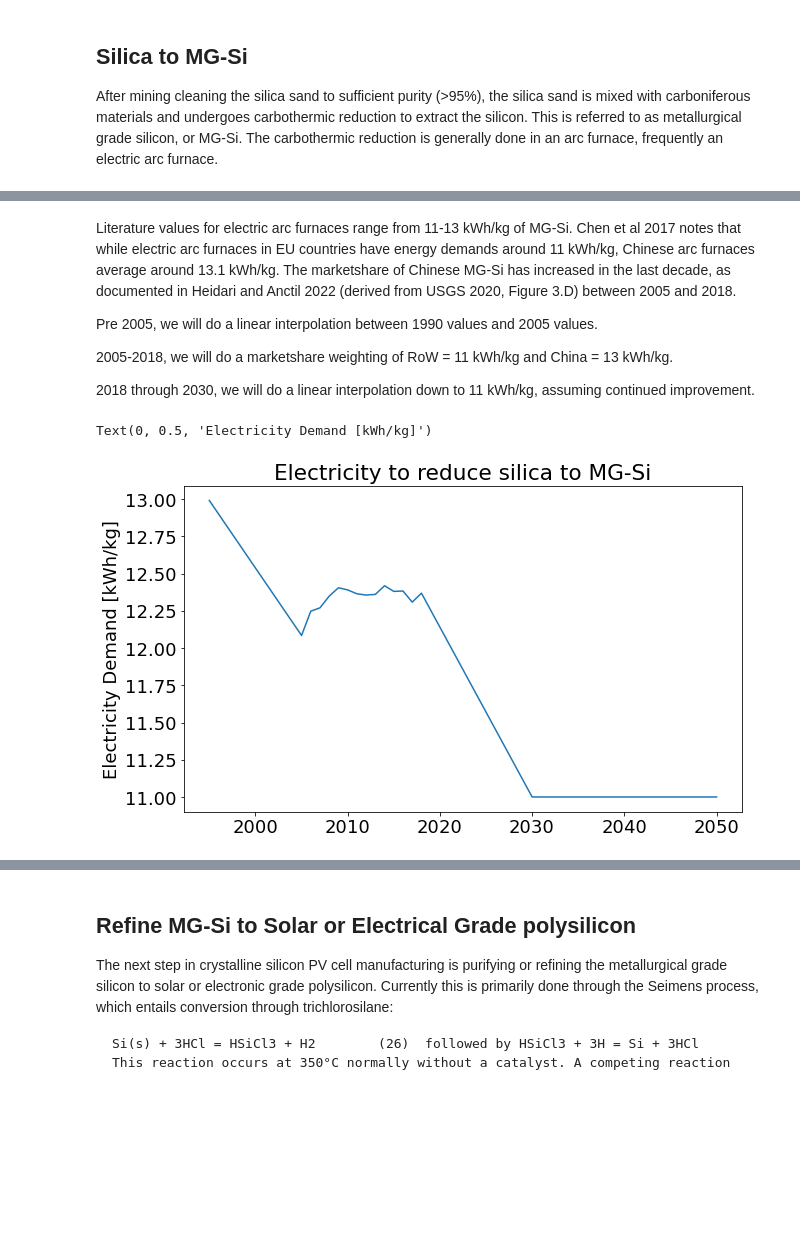
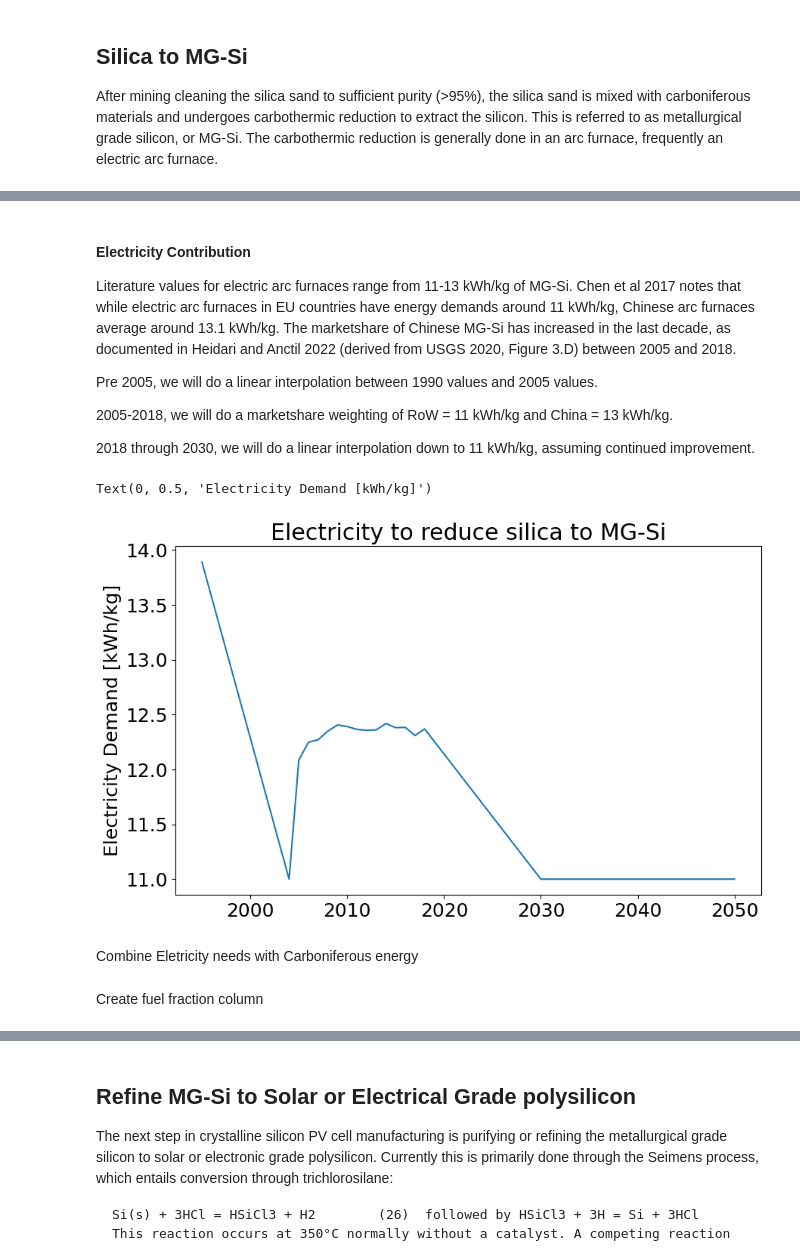
Before and after one commit to NREL/PV_ICE, a Jupyter notebook: docs/tutorials/baseline development documentation/(baseline development) Energy Silicon Manufacturing.ipynb, the cells around one changed output, grey strips where cells are left out. Saved outputs shown, nothing was run; the diff lists cells and outputs as text; code cells hidden in the pictures; blank space fills up the shorter version.

```diff
--- a/docs/tutorials/baseline development documentation/(baseline development) Energy Silicon Manufacturing.ipynb
+++ b/docs/tutorials/baseline development documentation/(baseline development) Energy Silicon Manufacturing.ipynb
@@ -48,4 +63,0 @@ Therefore, we will adjust the values for these sections down to just the electri
-# %%
-e_reducesilica_raw.loc[1990,['E_reduce_SilicatoMGSi']] = 13.0 #Phylipsen Alsema
-e_reducesilica_raw.loc[2016,['E_reduce_SilicatoMGSi']] = 12.0 #Chen Fig. 2
-e_reducesilica_raw.loc[2022,['E_reduce_SilicatoMGSi']] = 11.0 #Heidari Anctil
@@ -59,4 +80,5 @@ Text(0, 0.5, '[kWh/kg]')
 # %% [markdown]
+#### Electricity Contribution
 Literature values for electric arc furnaces range from 11-13 kWh/kg of MG-Si. Chen et al 2017 notes that while electric arc furnaces in EU countries have energy demands around 11 kWh/kg, Chinese arc furnaces average around 13.1 kWh/kg. The marketshare of Chinese MG-Si has increased in the last decade, as documented in Heidari and Anctil 2022 (derived from USGS 2020, Figure 3.D) between 2005 and 2018.
 
 Pre 2005, we will do a linear interpolation between 1990 values and 2005 values.
@@ -74,3 +89,6 @@ e_reducesilica.loc[1990,['E_reduceSilicatoMGSi']] = e_reducesilica_raw.loc[:1995
+# %%
+e_reducesilica = e_reducesilica_raw.loc[1995:2004,['E_reduce_SilicatoMGSi']]
+#e_reducesilica
 # %%
 #2005-2018
 mrktshr_mgsi_region = pd.read_csv(cwd+"/../../../PV_ICE/baselines/SupportingMaterial/energy-input-silicon-marketshareMGSiProdRegion.csv", index_col='year')
@@ -78,13 +96,13 @@ mrktshr_mgsi_region['MarketShare_RoW_MGSi'] = 1.0-mrktshr_mgsi_region['MarketSha
 mrktshr_mgsi_region['MarketShare_Chinese_MGSi']*=13 #multiply by kWh/kg China
 mrktshr_mgsi_region['MarketShare_RoW_MGSi']*=11 #multiply by kWh/kg RoW
 wtd_mrktshr_mgsi_region = pd.DataFrame(mrktshr_mgsi_region.sum(axis=1)) #sum weighted kWh/kg, is a series
-wtd_mrktshr_mgsi_region.columns=['E_reduceSilicatoMGSi'] #rename for merge/join
+wtd_mrktshr_mgsi_region.columns=['E_reduce_SilicatoMGSi'] #rename for merge/join
 #wtd_mrktshr_mgsi_region
 # %%
 #2018-2030, linear decrease to 11 kWh/kg in 2030
-e_reducesilica_end = pd.DataFrame(columns=['E_reduceSilicatoMGSi'], index=range(2019,2051))
+e_reducesilica_end = pd.DataFrame(columns=['E_reduce_SilicatoMGSi'], index=range(2019,2051))
 e_reducesilica_end.index.name='year'
-e_reducesilica_end.loc[2030,['E_reduceSilicatoMGSi']] = 11
+e_reducesilica_end.loc[2030,['E_reduce_SilicatoMGSi']] = 11
 #e_reducesilica_end
 # %%
 #join all together
@@ -96,7 +115,10 @@ e_reducesilica_trim = e_reducesilica_full.loc[1995:,['E_reduceSilicatoMGSi']] #t
 # %%
-plt.plot(e_reducesilica_trim)
+plt.plot(e_reducesilica_full)
+#plt.scatter(e_reducesilica_raw.index,e_reducesilica_raw.iloc[:,0], color='black')
 plt.title('Electricity to reduce silica to MG-Si')
 plt.ylabel('Electricity Demand [kWh/kg]')
 # %% [output]
 Text(0, 0.5, 'Electricity Demand [kWh/kg]')
-[figure, old version]
+[figure, new version]
+# %% [markdown]
+Combine Eletricity needs with Carboniferous energy
@@ -102,0 +129,2 @@ Text(0, 0.5, 'Electricity Demand [kWh/kg]')
+# %% [markdown]
+Create fuel fraction column
```
Also changed, not shown: parts of 59 cells of this notebook, 4 other files.
